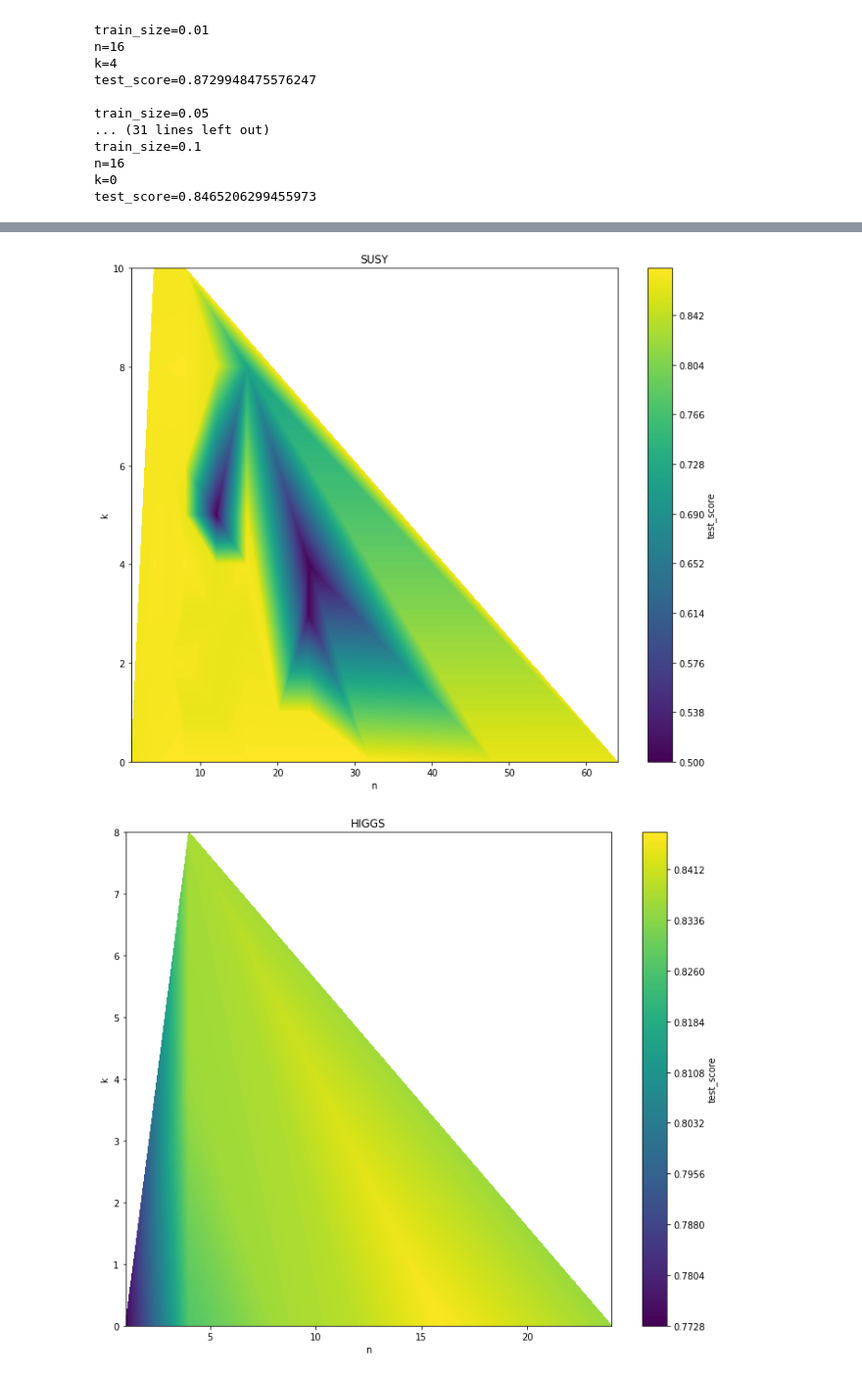
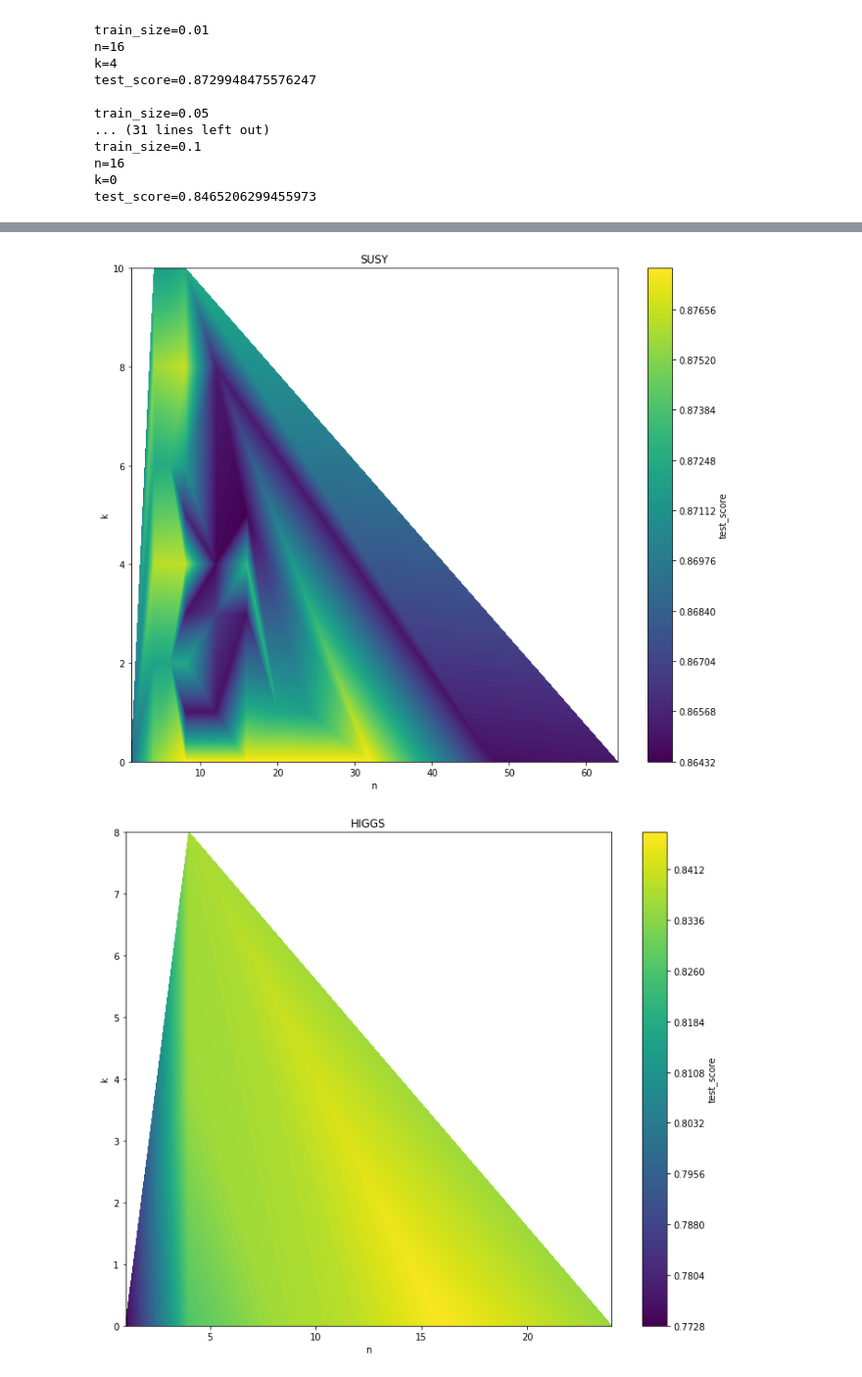
Before and after one commit to mykola-semenov/ResNet_tabular, a Jupyter notebook: ResNet_tabular.ipynb, the cells around one changed output, grey strips where cells are left out. Shown: that part at 98% size. Drawn from its saved outputs; the diff is of its cells as text; code cells hidden in the pictures.

Commit message:
fix: rescale plots

```diff
--- a/ResNet_tabular.ipynb
+++ b/ResNet_tabular.ipynb
@@ -291,9 +291,9 @@ plt.legend()
 # %%
 for dataset in result['dataset'].unique():
     plt.figure(figsize=(10, 10))
-    plt.xlim(0.5, 1)
+    plt.xlim(0.75, 1)
     plt.xlabel('train_score')
-    plt.ylim(0.5, 1)
+    plt.ylim(0.75, 1)
     plt.ylabel('test_score')
     plt.title(dataset)
     for i, model in enumerate(result['model'].unique()):
@@ -308,7 +308,7 @@ for dataset in result['dataset'].unique():
 for dataset in result['dataset'].unique():
     plt.figure(figsize=(10, 6))
     plt.xlabel('train_size')
-    plt.ylim(0.5, 0.9)
+    plt.ylim(0.75, 0.9)
     plt.ylabel('test_score')
     plt.title(dataset)
     for i, model in enumerate(result['model'].unique()):
@@ -323,7 +323,7 @@ for dataset in result['dataset'].unique():
 for dataset in result['dataset'].unique():
     plt.figure(figsize=(10, 6))
     plt.xlabel('n')
-    plt.ylim(0.5, 0.9)
+    plt.ylim(0.75, 0.9)
     plt.ylabel('test_score')
     plt.title(dataset)
     for i, model in enumerate(result['model'].unique()):
@@ -338,7 +338,7 @@ for dataset in result['dataset'].unique():
 for dataset in result['dataset'].unique():
     plt.figure(figsize=(10, 6))
     plt.xlabel('k')
-    plt.ylim(0.5, 0.9)
+    plt.ylim(0.75, 0.9)
     plt.ylabel('test_score')
     plt.title(dataset)
     t = result[result['dataset'] == dataset]
@@ -349,12 +349,12 @@ for dataset in result['dataset'].unique():
 # %%
 for dataset in result['dataset'].unique():
     plt.figure(figsize=(12, 10))
     plt.xlabel('n')
     plt.ylabel('k')
     plt.title(dataset)
-    t = result[result['dataset'] == dataset].groupby(['n', 'k']).max()
+    t = result[(result['dataset'] == dataset) & (result['test_score'] > 0.75)].groupby(['n', 'k']).max()
     plt.tricontourf(t.index.get_level_values(0), t.index.get_level_values(1), t['test_score'], levels=200)
     plt.colorbar().set_label('test_score')
 # %% [output]
-[figure, old version]
+[figure, new version]
 [figure]
```
Also changed, not shown: parts of 5 cells of this notebook.
